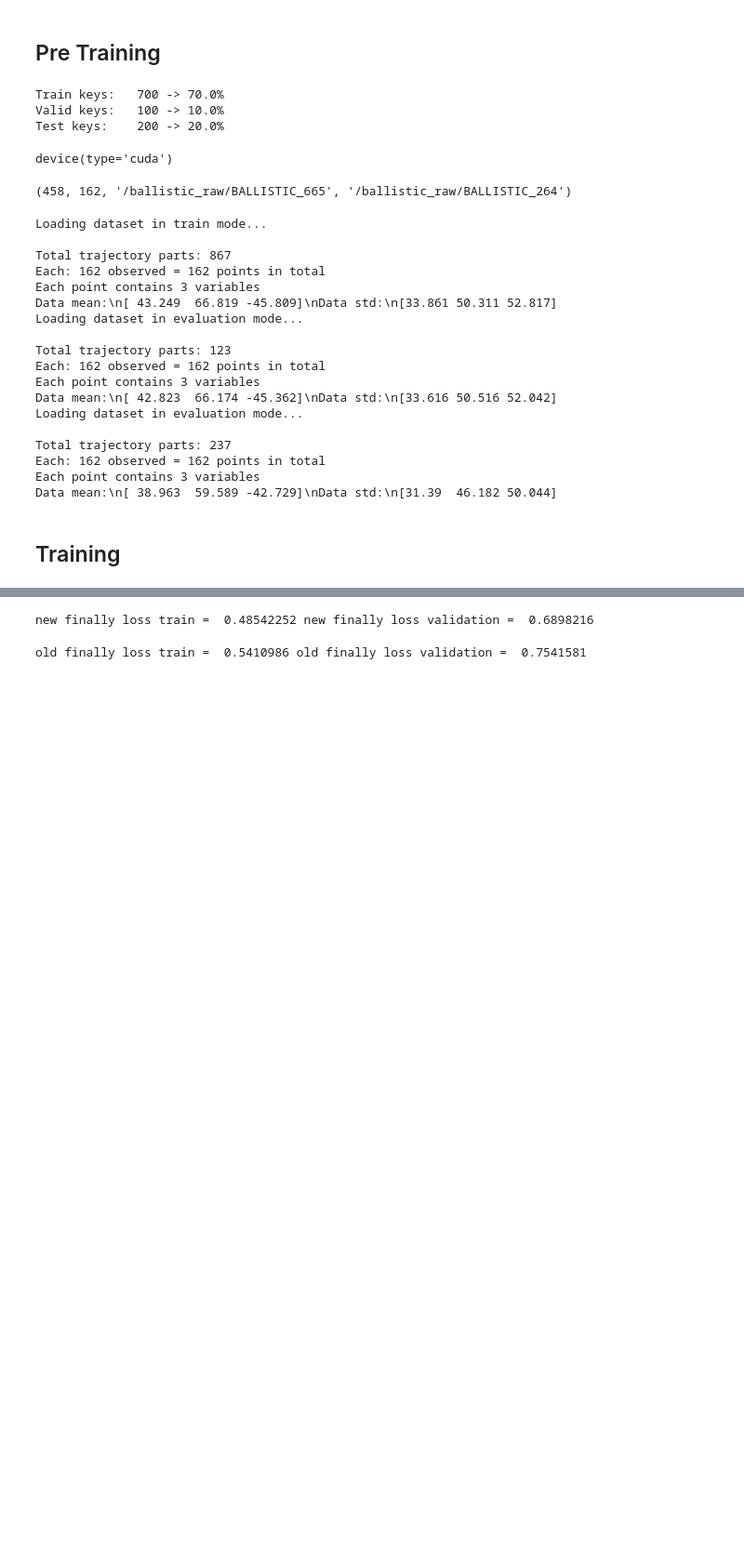
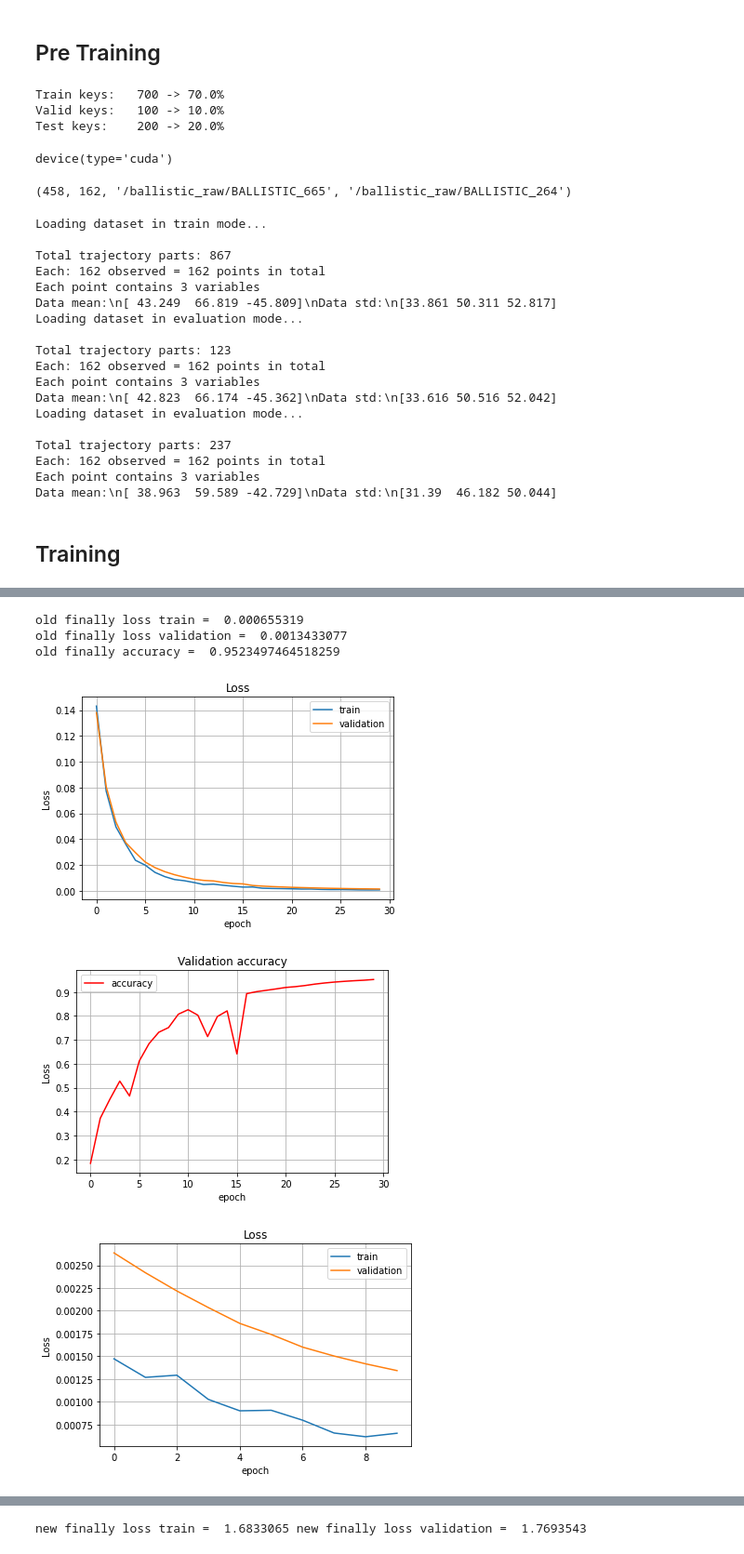
Before and after one commit to dart9905/coursework, a Jupyter notebook: KalmanNN/KalmanNN.ipynb, the cells around one changed output, grey strips where cells are left out. Shown at 93% size. Cells and saved outputs as stored; diff of their text form; code cells hidden in the pictures; blank space fills up the shorter version.

```diff
--- a/KalmanNN/KalmanNN.ipynb
+++ b/KalmanNN/KalmanNN.ipynb
@@ -355,12 +355,12 @@ class ModuleRNN(nn.Module):
         self.num_units = rnn_num_units
 
 #         our linear layer
-        # self.rnn_update = nn.Sequential(
-        #     self.block(vect_dim + rnn_num_units, (vect_dim + 2 * rnn_num_units)//2),
-        #     self.block((vect_dim + 2 * rnn_num_units)//2, rnn_num_units)
-        # )
+        self.rnn_update = nn.Sequential(
+            self.block(vect_dim + rnn_num_units, (vect_dim + 2 * rnn_num_units)//2),
+            self.block((vect_dim + 2 * rnn_num_units)//2, rnn_num_units)
+        )
 
-        self.rnn_update = nn.Linear(vect_dim + rnn_num_units, rnn_num_units)
+        # self.rnn_update = nn.Linear(vect_dim + rnn_num_units, rnn_num_units)
         self.rnn_to_logits = nn.Linear(rnn_num_units, vect_dim)
 
     def forward(self, x, h_prev):
@@ -392,8 +392,8 @@ class ModuleRNN(nn.Module):
     def block(self, in_f, out_f):
         return nn.Sequential(
             nn.Linear(in_f, out_f),
+            # nn.Dropout(0.5),
             # nn.BatchNorm1d(out_f),
-            # nn.Sigmoid(),
         )
 # %% [markdown]
 ## RNN Loop
@@ -431,6 +436,7 @@ def print_epoc(train_loss, val_loss, val_accuracy, epoc, EPOC_NUM, now_time, sta
 def traning_fun(trajectories_rnn, criterion, opt, train_loss, val_loss, val_accuracy, Delta, EPOC_NUM):
 
     error = 0
+    retraining = 0
 
     for epoc in range(EPOC_NUM):
 
@@ -455,6 +461,8 @@ def traning_fun(trajectories_rnn, criterion, opt, train_loss, val_loss, val_accu
                 predictions_logp.contiguous().view(-1),
                 actual_next_tokens.contiguous().view(-1)
             )
+            size = predictions_logp.cpu().detach().numpy().size
+            loss = loss / size
 
 
             # train with backprop
@@ -479,6 +487,9 @@ def traning_fun(trajectories_rnn, criterion, opt, train_loss, val_loss, val_accu
                     predictions_logp.contiguous().view(-1),
                     actual_next_tokens.contiguous().view(-1)
                 )
+
+                size = predictions_logp.cpu().detach().numpy().size
+                loss = loss / size
                 ep_val_loss.append(loss.cpu().data.numpy())
                 ep_val_accuracy.append(accuracy(predictions_logp.cpu().numpy(), actual_next_tokens.cpu().numpy().astype(float), Delta))
 
@@ -490,9 +501,13 @@ def traning_fun(trajectories_rnn, criterion, opt, train_loss, val_loss, val_accu
 
         if error > 0:
             print('Warning: the network is hard to learn.')
+        if retraining>EPOC_NUM*3//10:
+            print('Warning: the network is being retrained.')
         if train_loss[0] < train_loss[-1]:
             error+=1
-            assert error!=3, "RNN didn't converge."
+            assert error!=3, "RNN didn't converge!!!"
+        if train_loss[-1] < val_loss[-1]:
+            retraining+=1
 
         # print the results for this epoch:
         print_epoc(train_loss, val_loss, val_accuracy, epoc, EPOC_NUM, time.time(), start_time)
@@ -669,0 +693,13 @@ AssertionError: ignored
+# %%
+print('old finally loss train = ', train_loss[-1],)
+print('old finally loss validation = ', val_loss[-1])
+print('old finally accuracy = ', val_accuracy[-1])
+plot_train_process(train_loss, val_loss, val_accuracy)
+plot_train_process(train_loss[-10:], val_loss[-10:], val_accuracy[-10:])
+# %% [output]
+old finally loss train =  0.000655319
+old finally loss validation =  0.0013433077
+old finally accuracy =  0.9523497464518259
+[figure, added]
+[figure, added]
+[figure, added]
@@ -670,8 +707,4 @@ AssertionError: ignored
 # %%
 print('new finally loss train = ', train_loss[-1], 'new finally loss validation = ', val_loss[-1])
 # %% [output]
-new finally loss train =  0.48542252 new finally loss validation =  0.6898216
+new finally loss train =  1.6833065 new finally loss validation =  1.7693543
-# %%
-print('old finally loss train = ', train_loss[-1], 'old finally loss validation = ', val_loss[-1])
-# %% [output]
-old finally loss train =  0.5410986 old finally loss validation =  0.7541581
```
Also changed, not shown: parts of 6 cells of this notebook.
